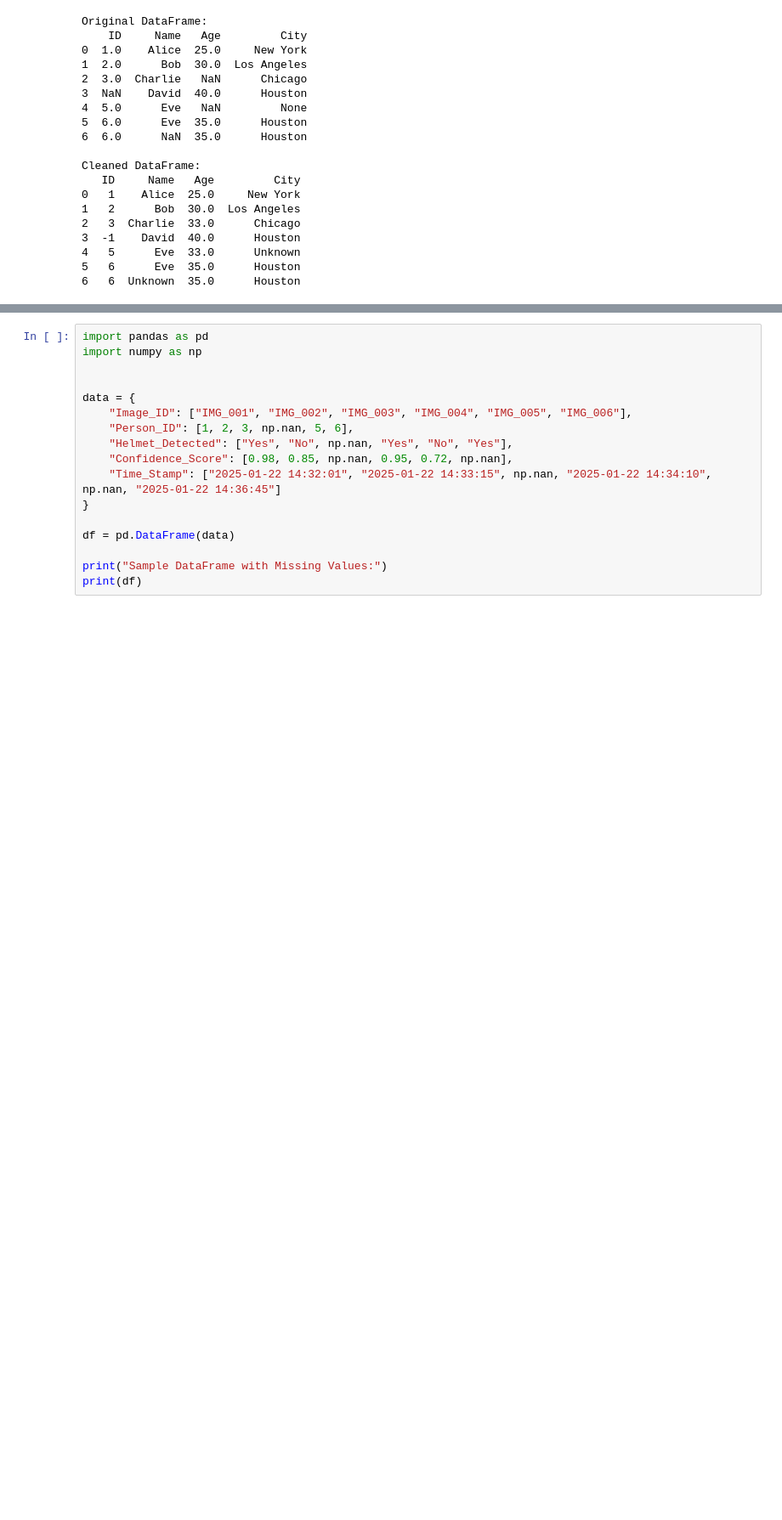
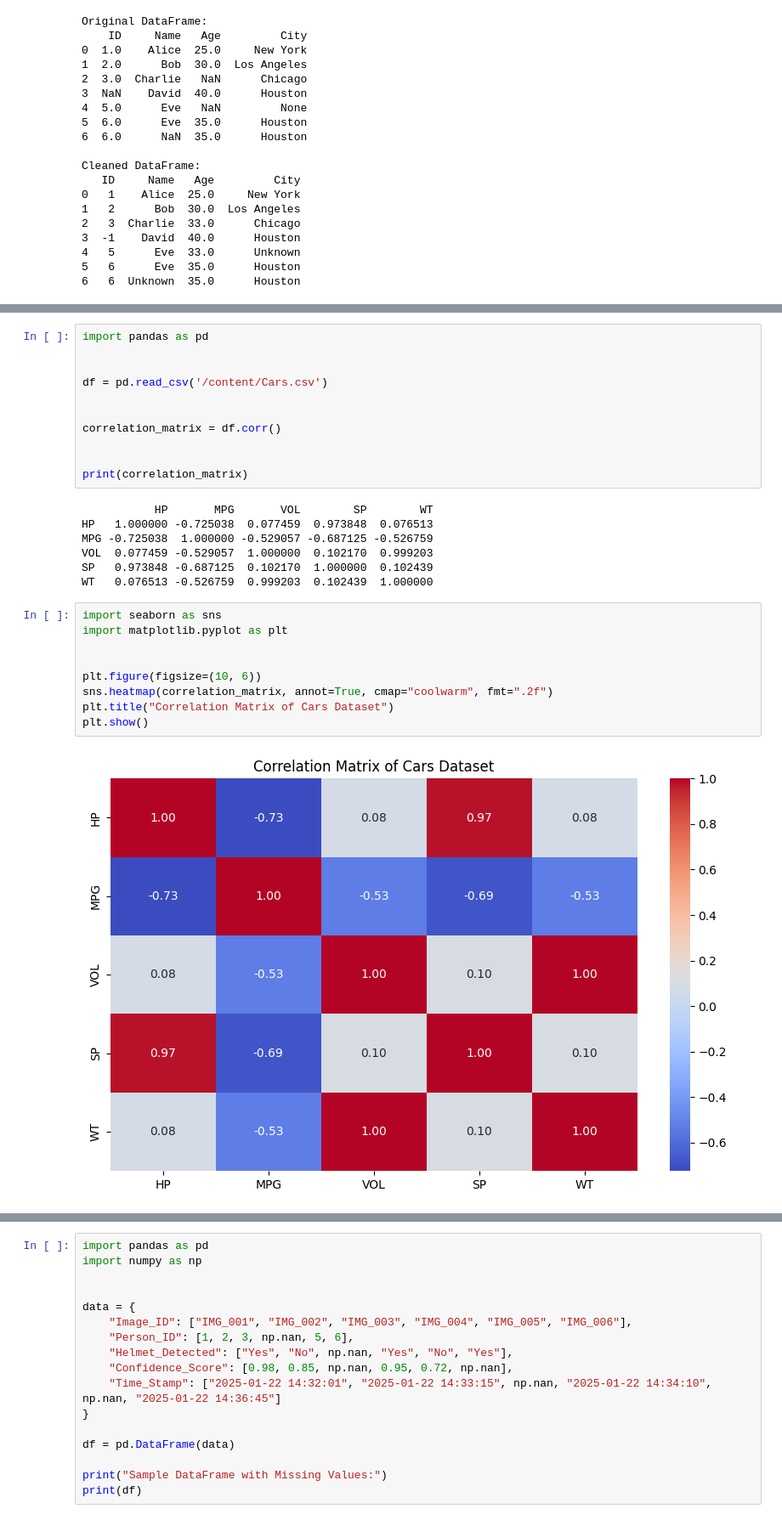
Before and after one commit to harsh-busam04/assignment_ml, a Jupyter notebook: untitled7.ipynb, the cells around one changed output, grey strips where cells are left out. Shown at 85% size. Cells and saved outputs as stored; diff of their text form; blank space fills up the shorter version.

```diff
--- a/untitled7.ipynb
+++ b/untitled7.ipynb
@@ -149,0 +103,29 @@ Cleaned DataFrame:
+# %%
+import pandas as pd
+
+
+df = pd.read_csv('/content/Cars.csv')
+
+
+correlation_matrix = df.corr()
+
+
+print(correlation_matrix)
+# %% [output]
+           HP       MPG       VOL        SP        WT
+HP   1.000000 -0.725038  0.077459  0.973848  0.076513
+MPG -0.725038  1.000000 -0.529057 -0.687125 -0.526759
+VOL  0.077459 -0.529057  1.000000  0.102170  0.999203
+SP   0.973848 -0.687125  0.102170  1.000000  0.102439
+WT   0.076513 -0.526759  0.999203  0.102439  1.000000
+# %%
+import seaborn as sns
+import matplotlib.pyplot as plt
+
+
+plt.figure(figsize=(10, 6))
+sns.heatmap(correlation_matrix, annot=True, cmap="coolwarm", fmt=".2f")
+plt.title("Correlation Matrix of Cars Dataset")
+plt.show()
+# %% [output]
+[figure, added]
```
Also changed, not shown: parts of 6 cells of this notebook.
